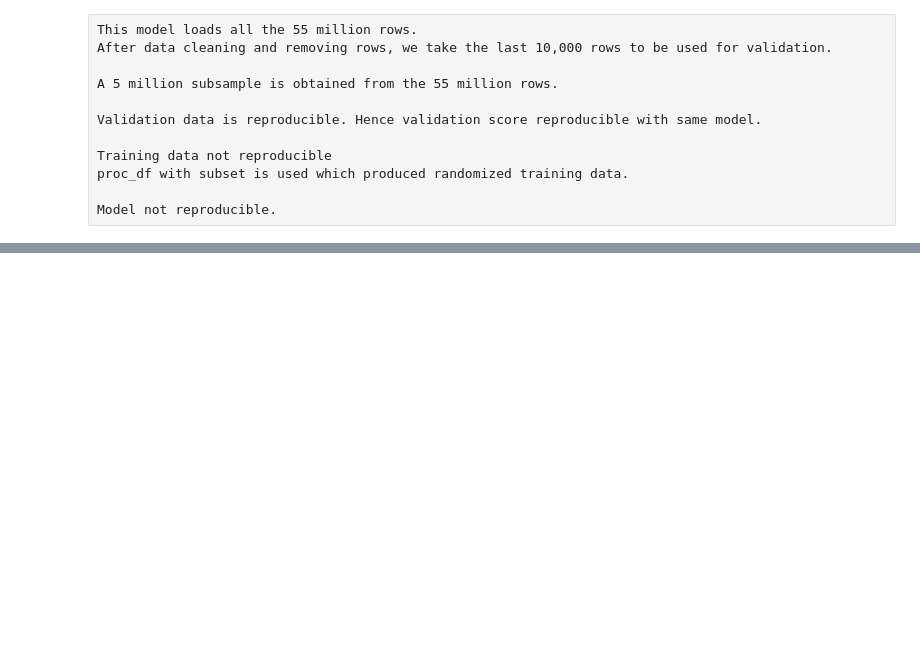
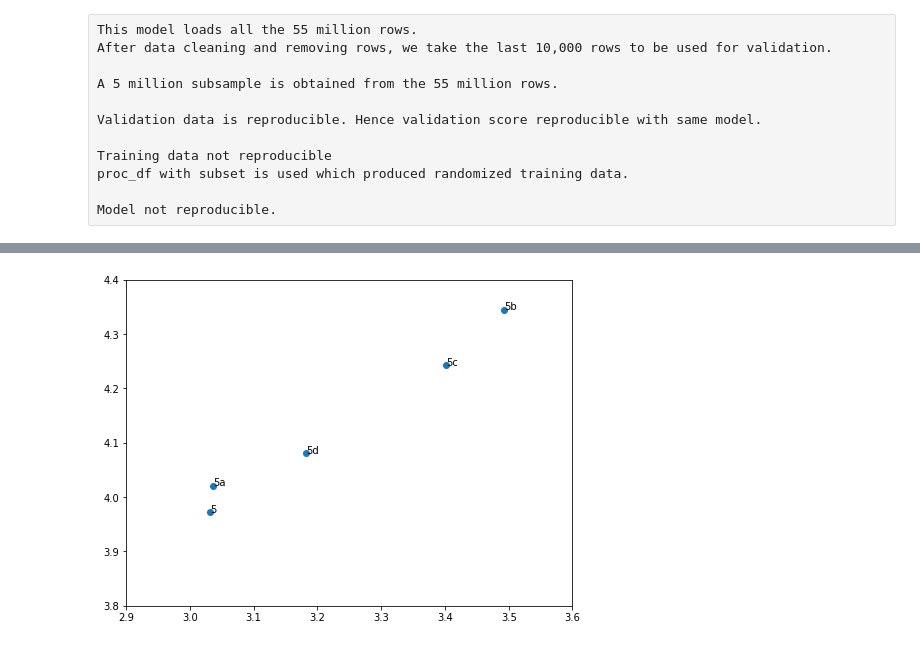
Before and after one commit to szeleeteo/kaggle, a Jupyter notebook: new-york-city-taxi-fare-prediction/training_validation_data_calibration.ipynb, the cells around one changed output, grey strips where cells are left out. Saved outputs shown, nothing was run; the diff lists cells and outputs as text; code cells hidden in the pictures; blank space fills up the shorter version.

```diff
--- a/new-york-city-taxi-fare-prediction/training_validation_data_calibration.ipynb
+++ b/new-york-city-taxi-fare-prediction/training_validation_data_calibration.ipynb
@@ -50,0 +70,16 @@ v03_RF_20180727_115750 - 3.13404
+# %%
+score_dict = {'model':['v05_RF_20180729_103655', 'v05_RF_20180729_103916','v05_RF_20180729_105006',
+                       'v05_RF_20180729_121842','v05_RF_20180729_134145'],
+
+              'model_id':['5b','5c','5d',
+                          '5','5a'],
+
+              'validation_score':[4.34489,4.24250, 4.08087,
+                                  3.97253,4.02120],
+
+              'leaderboard_score': [3.49286,3.40201,3.18270,
+                                    3.03235,3.03621]
+             }
+# %%
+score_df = pd.DataFrame(score_dict)
+score_df
@@ -50,0 +93,10 @@ v03_RF_20180727_115750 - 3.13404
+# %%
+fig, ax = plt.subplots(figsize=(8,6))
+ax.set_xlim([2.9,3.6])
+ax.set_ylim([3.8,4.4])
+ax.scatter(score_df.leaderboard_score, score_df.validation_score)
+
+for i, txt in enumerate(score_df.model_id):
+    ax.annotate(txt, (score_df.leaderboard_score[i], score_df.validation_score[i]))
+# %% [output]
+[figure, added]
```
Also changed, not shown: parts of 5 cells of this notebook, 4 other files.
